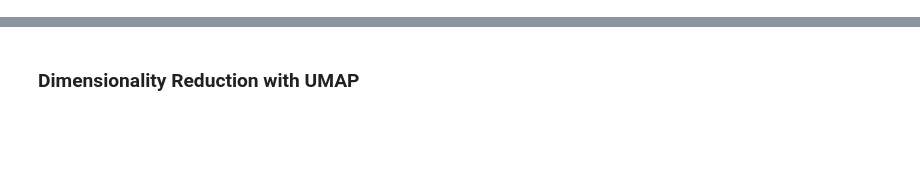
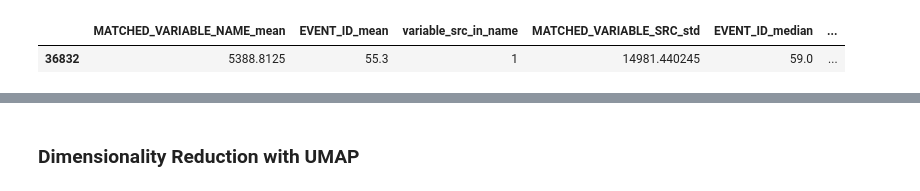
Before and after one commit to zhuravlstrogo/HarmfulHTTP, a Jupyter notebook: notebooks/make_cluster.ipynb, the cells around one changed output, grey strips where cells are left out. Saved outputs shown, nothing was run; the diff lists cells and outputs as text; code cells hidden in the pictures; blank space fills up the shorter version.

```diff
--- a/notebooks/make_cluster.ipynb
+++ b/notebooks/make_cluster.ipynb
@@ -34,2 +36,6 @@ ImportError: dlopen(/Users/anyarulina/miniconda3/envs/main/lib/python3.9/site-pa
 # %%
-dataset_transformed = pd.read_csv('embeddings.csv')
+dataset = pd.read_csv('embeddings.csv')
+dataset.sample()
+# %% [output]
+|  | MATCHED_VARIABLE_NAME_mean | EVENT_ID_mean | variable_src_in_name | MATCHED_VARIABLE_SRC_std | EVENT_ID_median | ... |
+| 36832 | 5388.8125 | 55.3 | 1 | 14981.440245 | 59.0 | ... |
```
Also changed, not shown: parts of 19 cells of this notebook, 1 other file.
